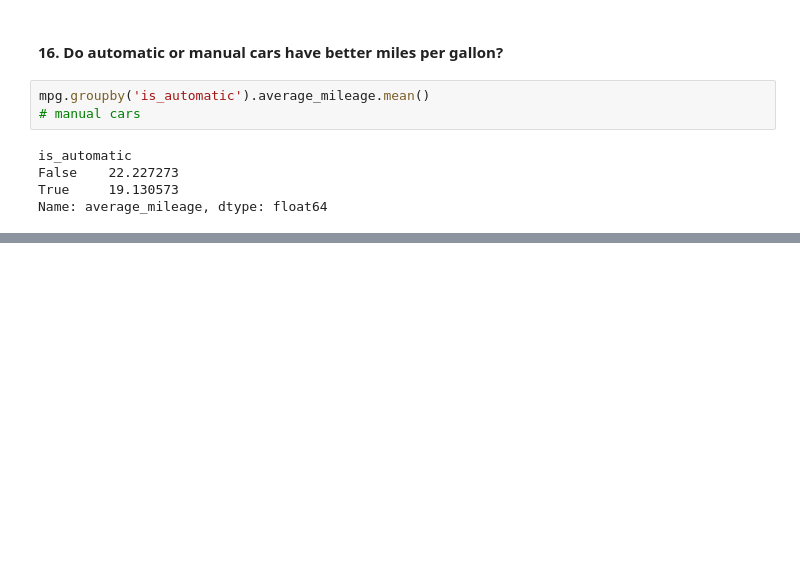
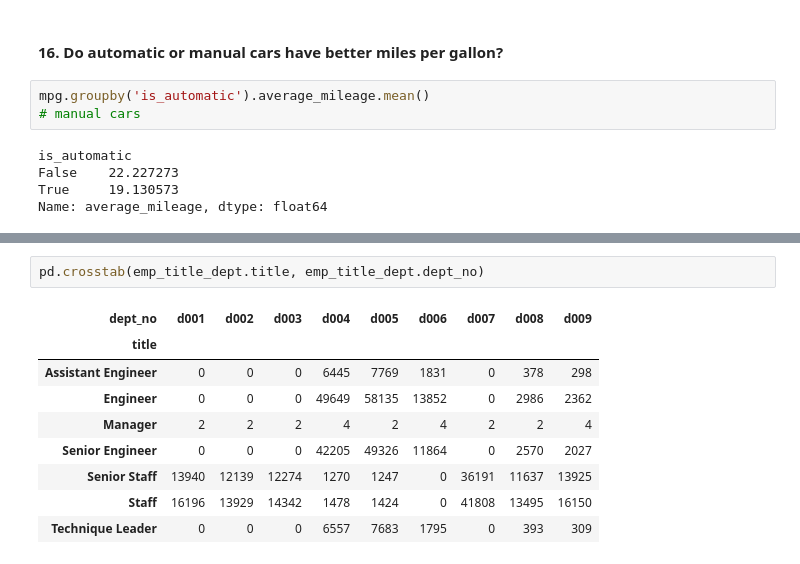
Before and after one commit to sophia-stewart/numpy-pandas-visualization-exercises, a Jupyter notebook: advanced_dataframes.ipynb, the cells around one changed output, grey strips where cells are left out. Drawn from its saved outputs; the diff is of its cells as text; blank space fills up the shorter version.

```diff
--- a/advanced_dataframes.ipynb
+++ b/advanced_dataframes.ipynb
@@ -443,0 +630,12 @@ Name: average_mileage, dtype: float64
+# %%
+pd.crosstab(emp_title_dept.title, emp_title_dept.dept_no)
+# %% [output]
+| dept_no | d001 | d002 | d003 | d004 | d005 | d006 | d007 | d008 | d009 |
+| title |  |  |  |  |  |  |  |  |  |
+| Assistant Engineer | 0 | 0 | 0 | 6445 | 7769 | 1831 | 0 | 378 | 298 |
+| Engineer | 0 | 0 | 0 | 49649 | 58135 | 13852 | 0 | 2986 | 2362 |
+| Manager | 2 | 2 | 2 | 4 | 2 | 4 | 2 | 2 | 4 |
+| Senior Engineer | 0 | 0 | 0 | 42205 | 49326 | 11864 | 0 | 2570 | 2027 |
+| Senior Staff | 13940 | 12139 | 12274 | 1270 | 1247 | 0 | 36191 | 11637 | 13925 |
+| Staff | 16196 | 13929 | 14342 | 1478 | 1424 | 0 | 41808 | 13495 | 16150 |
+| Technique Leader | 0 | 0 | 0 | 6557 | 7683 | 1795 | 0 | 393 | 309 |
```
Also changed, not shown: parts of 21 cells of this notebook, 1 other file.
